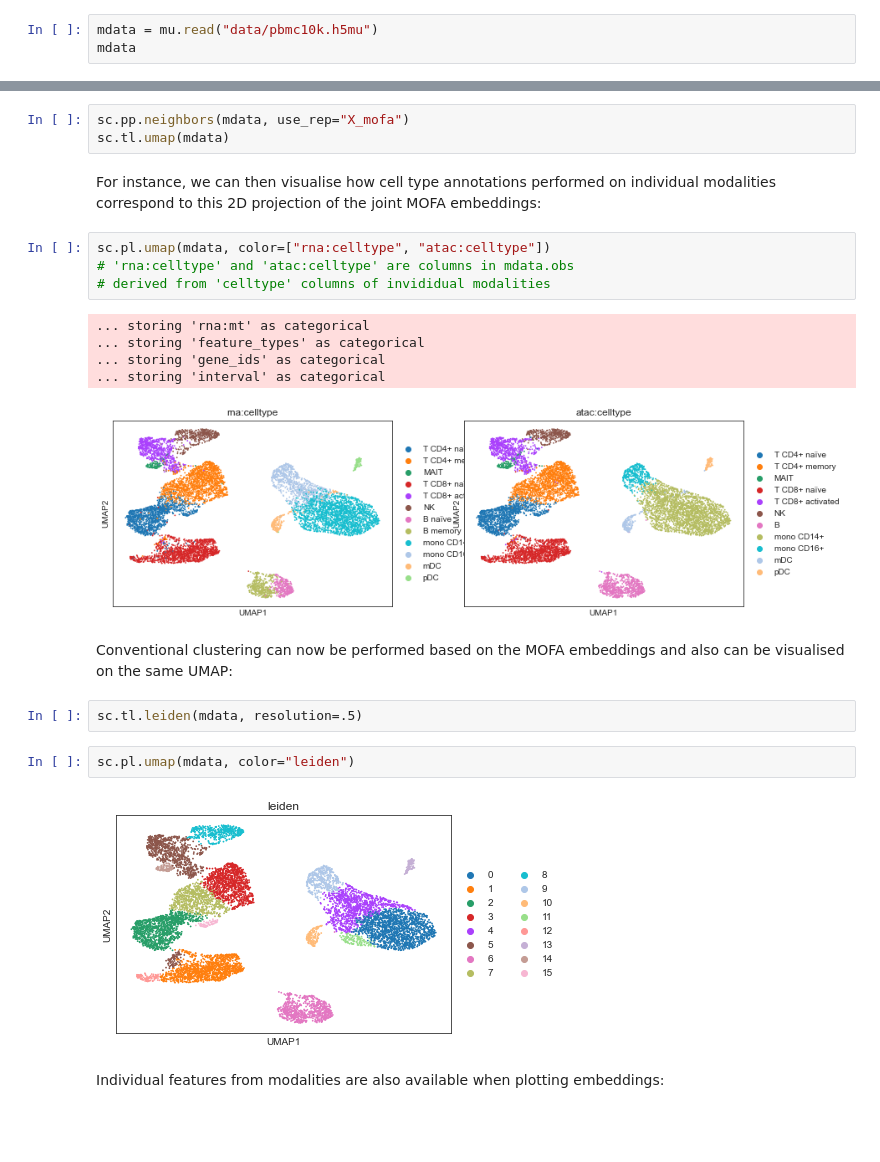
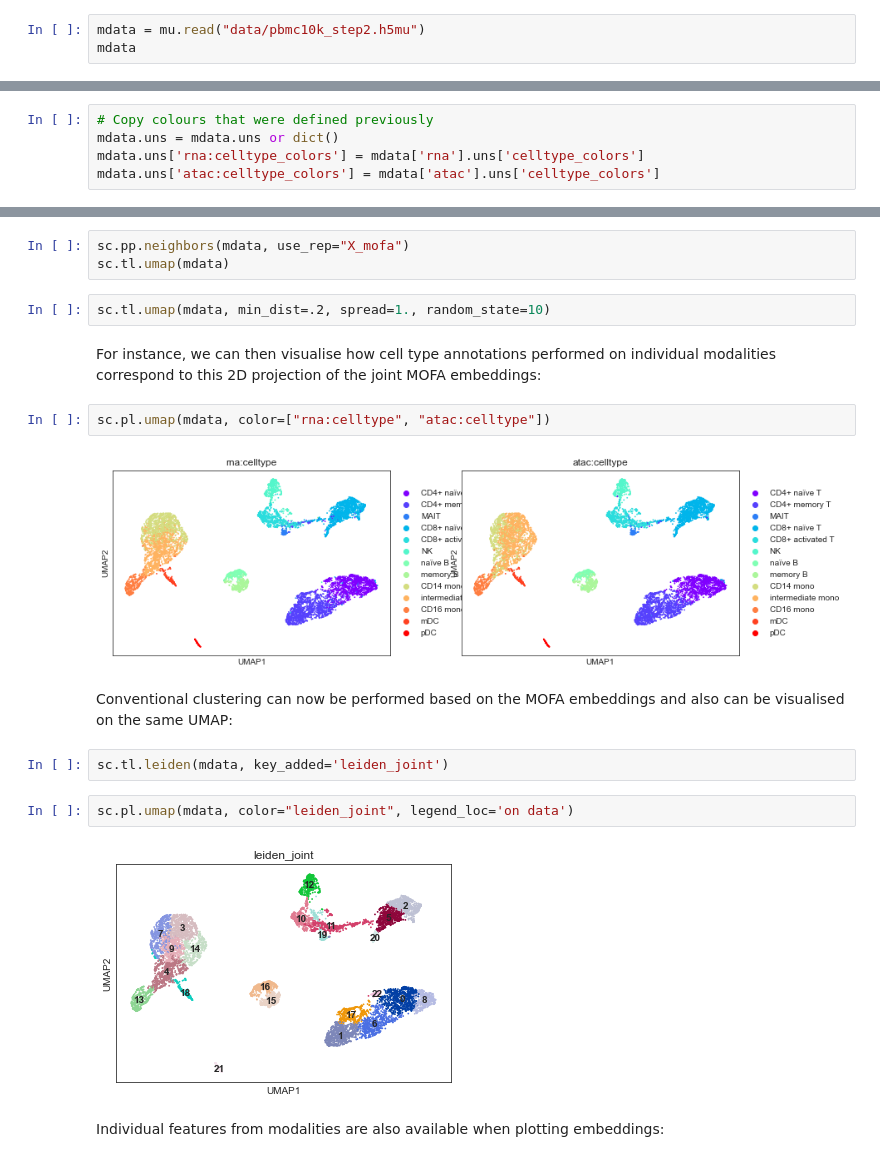
Before and after one commit to scverse/muon-tutorials, a Jupyter notebook: single-cell-rna-atac/pbmc10k/3-Multimodal-Omics-Data-Integration.ipynb, the cells around one changed output, grey strips where cells are left out. Drawn from its saved outputs; the diff is of its cells as text; blank space fills up the shorter version.

Commit message:
Update RNA+ATAC integration notebook for PBMC10k
- Compare cell type annotation between modalities

- Annotate cell types based on MOFA factors

```diff
--- a/single-cell-rna-atac/pbmc10k/3-Multimodal-Omics-Data-Integration.ipynb
+++ b/single-cell-rna-atac/pbmc10k/3-Multimodal-Omics-Data-Integration.ipynb
@@ -22,6 +22,6 @@ import muon as mu
 # %% [markdown]
 Load the MuData object from the `.h5mu` file:
 # %%
-mdata = mu.read("data/pbmc10k.h5mu")
+mdata = mu.read("data/pbmc10k_step2.h5mu")
 mdata
 # %% [output]
@@ -123,2 +156,7 @@ We can directly use it for plotting with `mu.pl` or `sc.pl` plotting functions
+# %%
+# Copy colours that were defined previously
+mdata.uns = mdata.uns or dict()
+mdata.uns['rna:celltype_colors'] = mdata['rna'].uns['celltype_colors']
+mdata.uns['atac:celltype_colors'] = mdata['atac'].uns['celltype_colors']
 # %%
 mu.pl.mofa(mdata, color="rna:celltype", components=["1,2", "3,4"])
@@ -135,26 +177,22 @@ To visualise all the factors together, we'll use a non-linear dimensionality red
 # %%
 sc.pp.neighbors(mdata, use_rep="X_mofa")
 sc.tl.umap(mdata)
+# %%
+sc.tl.umap(mdata, min_dist=.2, spread=1., random_state=10)
 # %% [markdown]
 For instance, we can then visualise how cell type annotations performed on individual modalities correspond to this 2D projection of the joint MOFA embeddings:
 # %%
 sc.pl.umap(mdata, color=["rna:celltype", "atac:celltype"])
-# 'rna:celltype' and 'atac:celltype' are columns in mdata.obs
-# derived from 'celltype' columns of invididual modalities
 # %% [output]
-... storing 'rna:mt' as categorical
-... storing 'feature_types' as categorical
-... storing 'gene_ids' as categorical
-... storing 'interval' as categorical
-[figure, old version]
+[figure, new version]
 # %% [markdown]
 Conventional clustering can now be performed based on the MOFA embeddings and also can be visualised on the same UMAP:
 # %%
-sc.tl.leiden(mdata, resolution=.5)
+sc.tl.leiden(mdata, key_added='leiden_joint')
 # %%
-sc.pl.umap(mdata, color="leiden")
+sc.pl.umap(mdata, color="leiden_joint", legend_loc='on data')
 # %% [output]
-[figure, old version]
+[figure, new version]
 # %% [markdown]
 Individual features from modalities are also available when plotting embeddings:
 # %%
```
Also changed, not shown: parts of 45 cells of this notebook, 1 other file.
